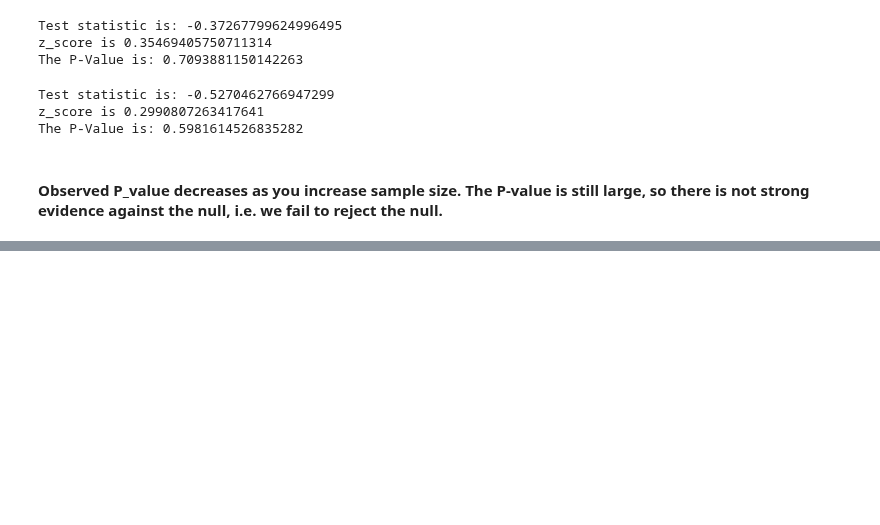
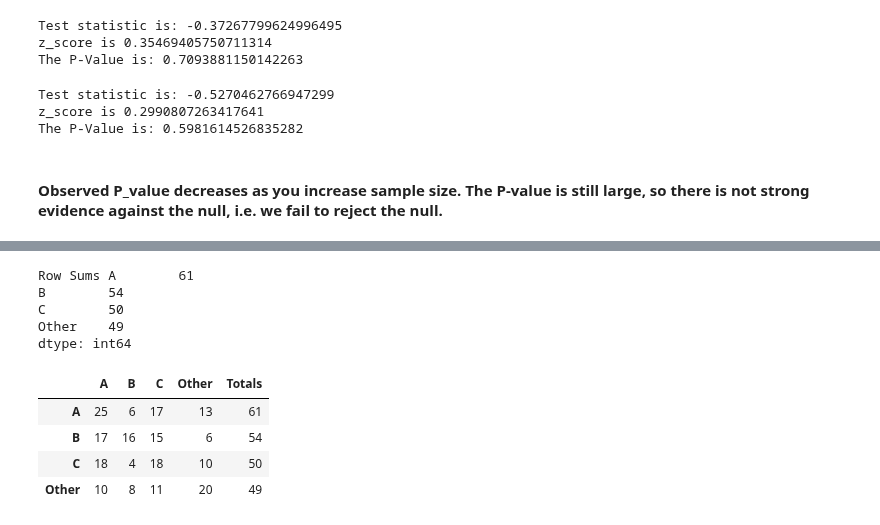
Before and after one commit to jtdocter27/Engineering-Probability---Statistics, a Jupyter notebook: Hypothesis_Testing.ipynb, the cells around one changed output, grey strips where cells are left out. Cells and saved outputs as stored; diff of their text form; code cells hidden in the pictures; blank space fills up the shorter version.

```diff
--- a/Hypothesis_Testing.ipynb
+++ b/Hypothesis_Testing.ipynb
@@ -229,0 +246,19 @@ The P-Value is: 0.5981614526835282
+# %%
+#Finding Expected frequences
+r_sums = grades_df.sum(axis=1)
+print('Row Sums', r_sums)
+# %% [output]
+Row Sums A        61
+B        54
+C        50
+Other    49
+dtype: int64
+# %%
+grades_df['Totals'] = r_sums.values
+grades_df
+# %% [output]
+|  | A | B | C | Other | Totals |
+| A | 25 | 6 | 17 | 13 | 61 |
+| B | 17 | 16 | 15 | 6 | 54 |
+| C | 18 | 4 | 18 | 10 | 50 |
+| Other | 10 | 8 | 11 | 20 | 49 |
```
Also changed, not shown: parts of 18 cells of this notebook.
